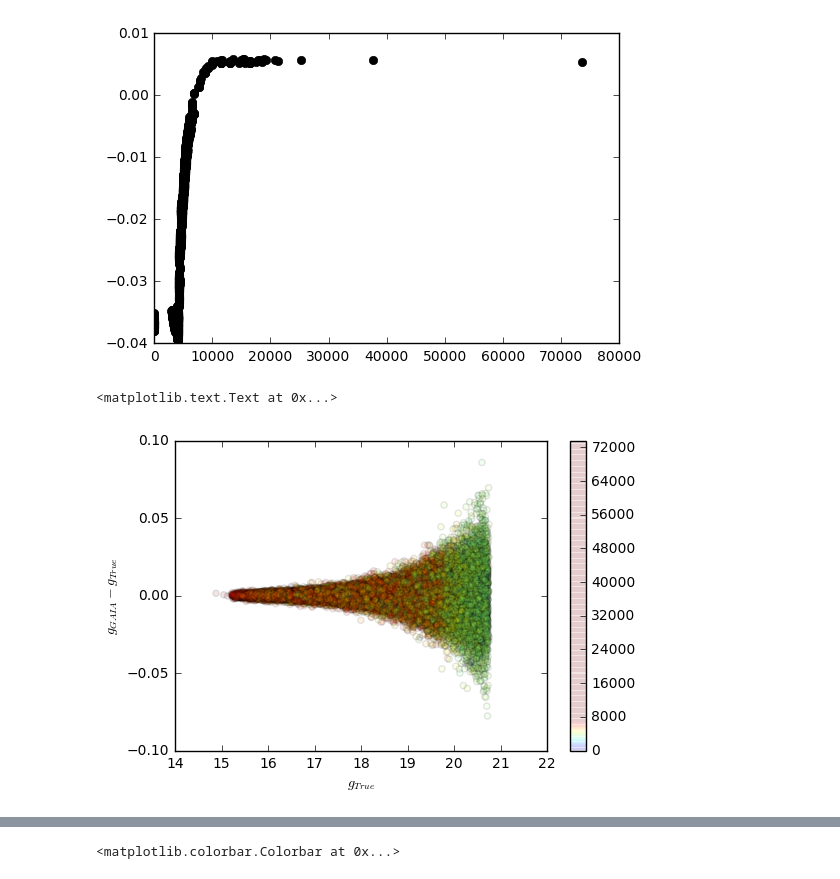
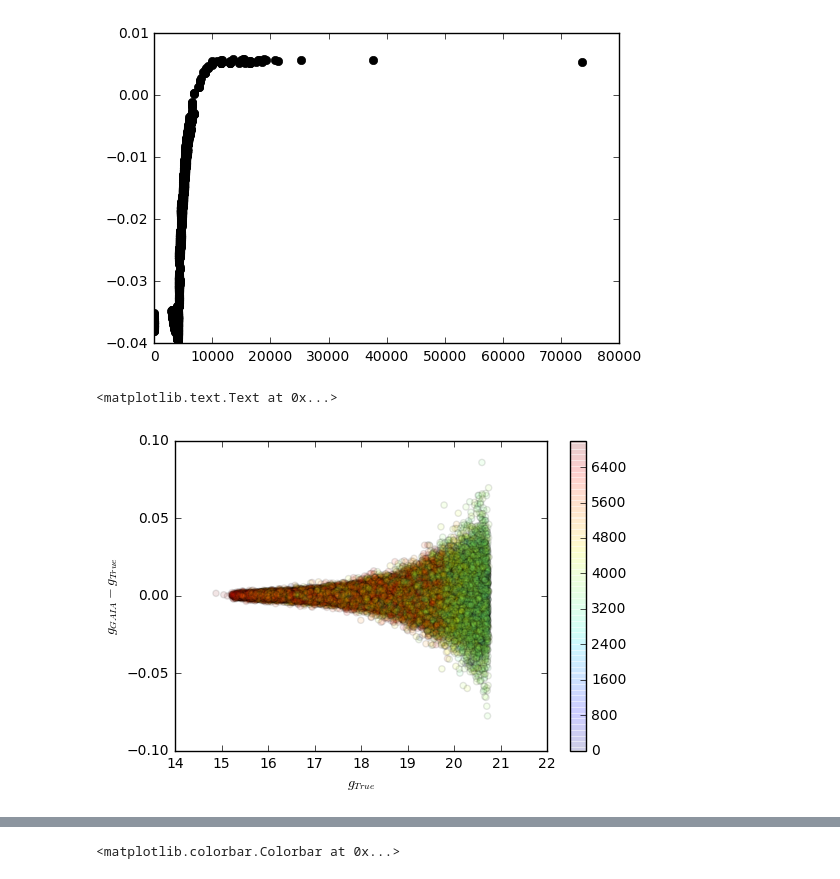
Before and after one commit to lsst-sims/sims_gaia_calib, a Jupyter notebook: python/blargh.ipynb, the cells around one changed output, grey strips where cells are left out. Cells and saved outputs as stored; diff of their text form; code cells hidden in the pictures.

```diff
--- a/python/blargh.ipynb
+++ b/python/blargh.ipynb
@@ -85,12 +85,12 @@ for fn in filters:
     stars[fn][good] -= diff
 # %%
 fn = 'g'
-plt.scatter(stars[fn+'_true'][good], stars[fn][good]-stars[fn+'_true'][good], c=stars['teff'][good], alpha=.1)
+plt.scatter(stars[fn+'_true'][good], stars[fn][good]-stars[fn+'_true'][good], c=stars['teff'][good], alpha=.1, vmax=7000)
 cb = plt.colorbar()
 cb.set_clim([0, 7000])
 plt.ylim([-.1,.1])
 plt.xlabel(r'$%s_{True}$' % fn)
 plt.ylabel(r'$%s_{GAIA} - %s_{True}$' % (fn, fn))
 # %% [output]
 <matplotlib.text.Text at 0x...>
-[figure, old version]
+[figure, new version]
```
Also changed, not shown: parts of 2 cells of this notebook, 1 other file.
